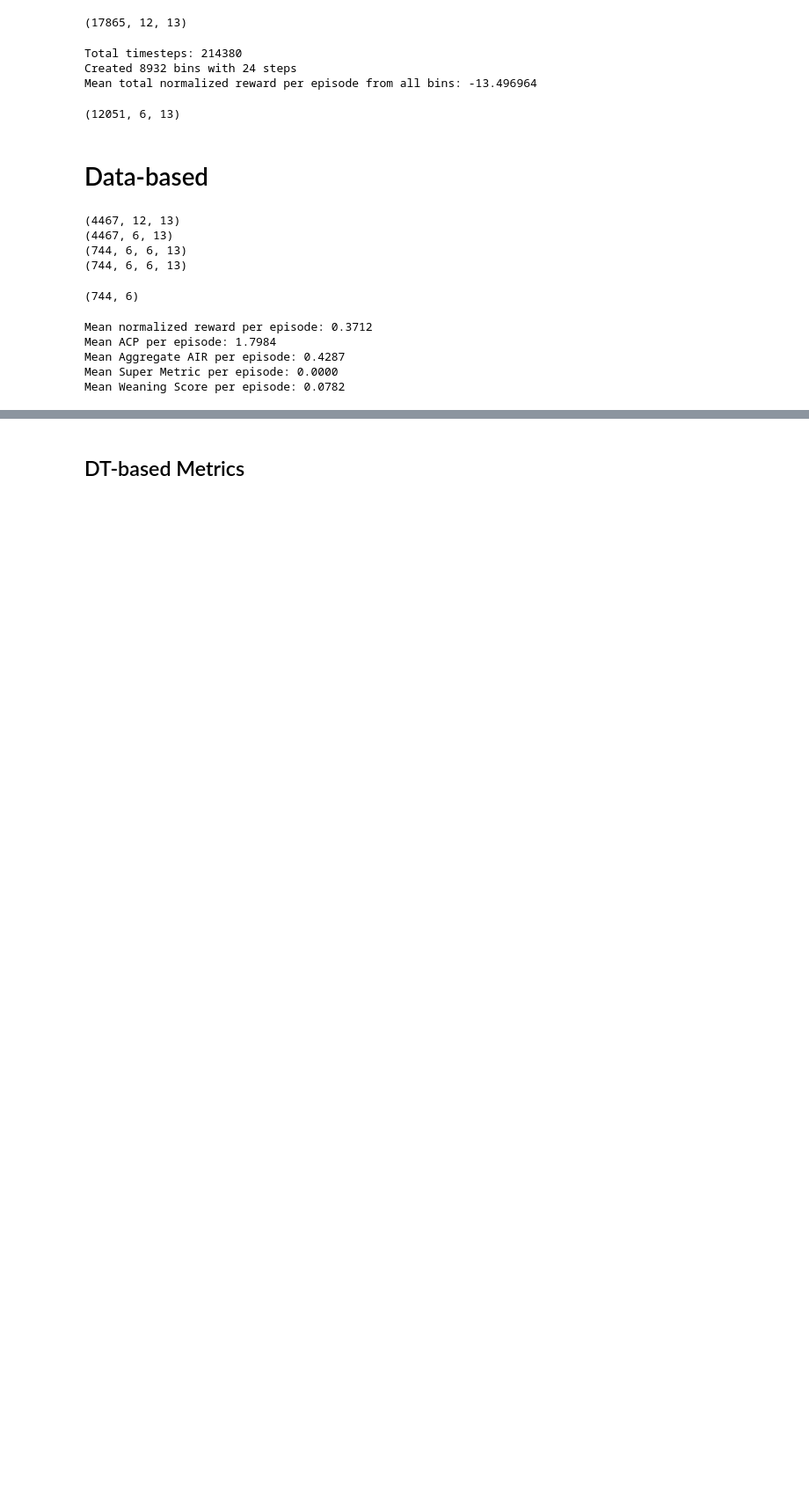
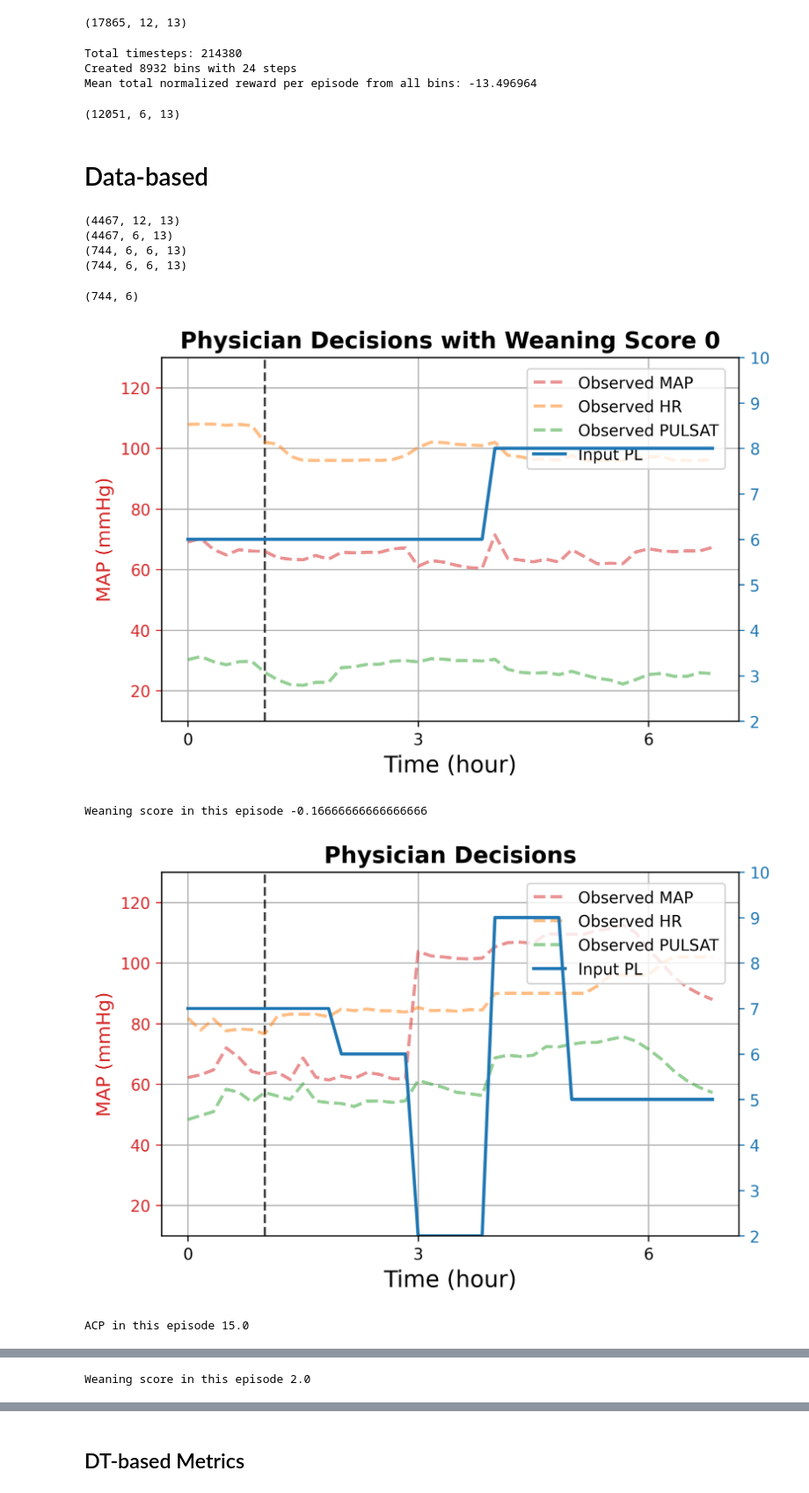
Before and after one commit to aysintumay/noisy_mujoco, a Jupyter notebook: abiomed_env/physician_intermediate_acps.ipynb, the cells around one changed output, grey strips where cells are left out. Shown at 88% size. Saved outputs shown, nothing was run; the diff lists cells and outputs as text; code cells hidden in the pictures; blank space fills up the shorter version.

```diff
--- a/abiomed_env/physician_intermediate_acps.ipynb
+++ b/abiomed_env/physician_intermediate_acps.ipynb
@@ -212,7 +283,11 @@ total_aggregate_air_sum    = 0
 total_super_sum            = 0
 avg_acp = 0
 wean_score_sum = 0
-
+num_acp = 0.0
+num_ws = 0.0
+acp_list = []
+ws_list = []
+plotted = 0
 for episode_idx in range(eval_episodes):
     episode_states = []
     episode_actions = []
@@ -220,38 +295,74 @@ for episode_idx in range(eval_episodes):
     for state_idx in range(episode_len):
         state = torch.tensor(sliced_data_episodic[episode_idx, state_idx, :6, col].transpose(), dtype=torch.float32).reshape(6,12)
         next_state = torch.tensor(sliced_data_episodic[episode_idx, state_idx, 6:, col].transpose(), dtype=torch.float32).reshape(6,12)
-        action = np.array(np.bincount(sliced_data_episodic[episode_idx, state_idx, 6:, -1].astype(int)).argmax())
+        action = np.array(np.bincount(np.rint(sliced_data_episodic[episode_idx, state_idx, 6:, -1]).astype(int)).argmax())
 
         reward = compute_reward_smooth(next_state)
         norm_reward = (reward + 1.7018) / 2.6621
         total_normalized_reward += np.clip(norm_reward, -2.0, None)
 
         episode_states.append(state.numpy())
         episode_actions.append(action)
+
     episode_states_np = np.asarray(episode_states)
     all_normalized_rewards.append(total_normalized_reward)
-    avg_acp += compute_acp_cost(episode_actions, episode_states_np)
+    acp = compute_acp_cost(episode_actions, episode_states_np)
+    acp_list.append(acp)
+    avg_acp += acp
     # total_map_air_sum          += compute_map_physician_air(episode_states, episode_actions)
     # total_hr_air_sum           += compute_hr_physician_air( episode_states,episode_actions)
     # total_pulsatility_air_sum  += compute_pulsatility_physician_air( episode_states, episode_actions)
     total_aggregate_air_sum    += aggregate_air_physician(episode_states_np, episode_actions)
-    wean_score_sum             += weaning_score_physician(episode_states_np, episode_actions)
+    ws = weaning_score_physician(episode_states_np, episode_actions)
+    ws_list.append(ws)
+    wean_score_sum             += ws
+    if acp >= 3.0:
+        num_acp +=1
+        if num_acp == 1:
+            episode_states.append(next_state.numpy())
+            plot_policy(np.array(episode_states), np.array(episode_actions), "Physician Decisions", legend=True)
+            print('ACP in this episode', acp)
+        if acp == 21:
+            episode_states.append(next_state.numpy())
+            plot_policy(np.array(episode_states), np.array(episode_actions), "Physician Decisions with Max ACP",legend=True)
+            print('ACP in this episode', acp)
+        # if acp == 3:
+        #     episode_states.append(next_state.numpy())
+        #     plot_policy(np.array(episode_states), np.array(episode_actions), "Physician Decisions with ACP=2",legend=True)
+        #     print('ACP in this episode', acp)
+    if ws < 0.0:
+        num_ws +=1
+        if num_ws == 1:
+            episode_states.append(next_state.numpy())
+            plot_policy(np.array(episode_states), np.array(episode_actions), "Physician Decisions with Weaning Score 0",legend=True)
+            print('Weaning score in this episode', ws)
+        if ws == -1.0:
+            episode_states.append(next_state.numpy())
+            plot_policy(np.array(episode_states), np.array(episode_actions), "Physician Decisions with Min Weaning Score",legend=True)
+            print('Weaning score in this episode', ws)
+
+    if (ws == 2.0) and (plotted== 0):
+        plotted = 1
+        episode_states.append(next_state.numpy())
+        plot_policy(np.array(episode_states), np.array(episode_actions), "Physician Decisions with Max Weaning Score",legend=True)
+        print('Weaning score in this episode', ws)
 
     # total_super_sum            += super_metric(episode_states, episode_actions)
 mean_normalized_reward = np.mean(all_normalized_rewards)
 print(f"Mean normalized reward per episode: {mean_normalized_reward:.4f}")
 avg_acp /= eval_episodes
 print(f"Mean ACP per episode: {avg_acp:.4f}")
 
 total_aggregate_air_sum /= eval_episodes
 print(f"Mean Aggregate AIR per episode: {total_aggregate_air_sum:.4f}")
 total_super_sum /= eval_episodes
 print(f"Mean Super Metric per episode: {total_super_sum:.4f}")
 total_weaning_score = wean_score_sum / eval_episodes
 print(f"Mean Weaning Score per episode: {total_weaning_score:.4f}")
+print('percentage of episodes with acp > 2.0', num_acp/eval_episodes*100, "| max ACP in an episode", np.max(acp_list), "| min ACP in an episode", np.min(acp_list))
+print('percentage of episodes with ws <= 0', num_ws/eval_episodes*100, "| max Weaning Score in an episode", np.max(ws_list), "| min Weaning Score in an episode", np.min(ws_list))
 # %% [output]
+[figure, added]
-Mean normalized reward per episode: 0.3712
-Mean ACP per episode: 1.7984
-Mean Aggregate AIR per episode: 0.4287
-Mean Super Metric per episode: 0.0000
-Mean Weaning Score per episode: 0.0782
+Weaning score in this episode -0.16666666666666666
+[figure, added]
+ACP in this episode 15.0
@@ -257,0 +370 @@ Mean Weaning Score per episode: 0.0782
+Weaning score in this episode 2.0
```
Also changed, not shown: parts of 10 cells of this notebook, 1 other file.
